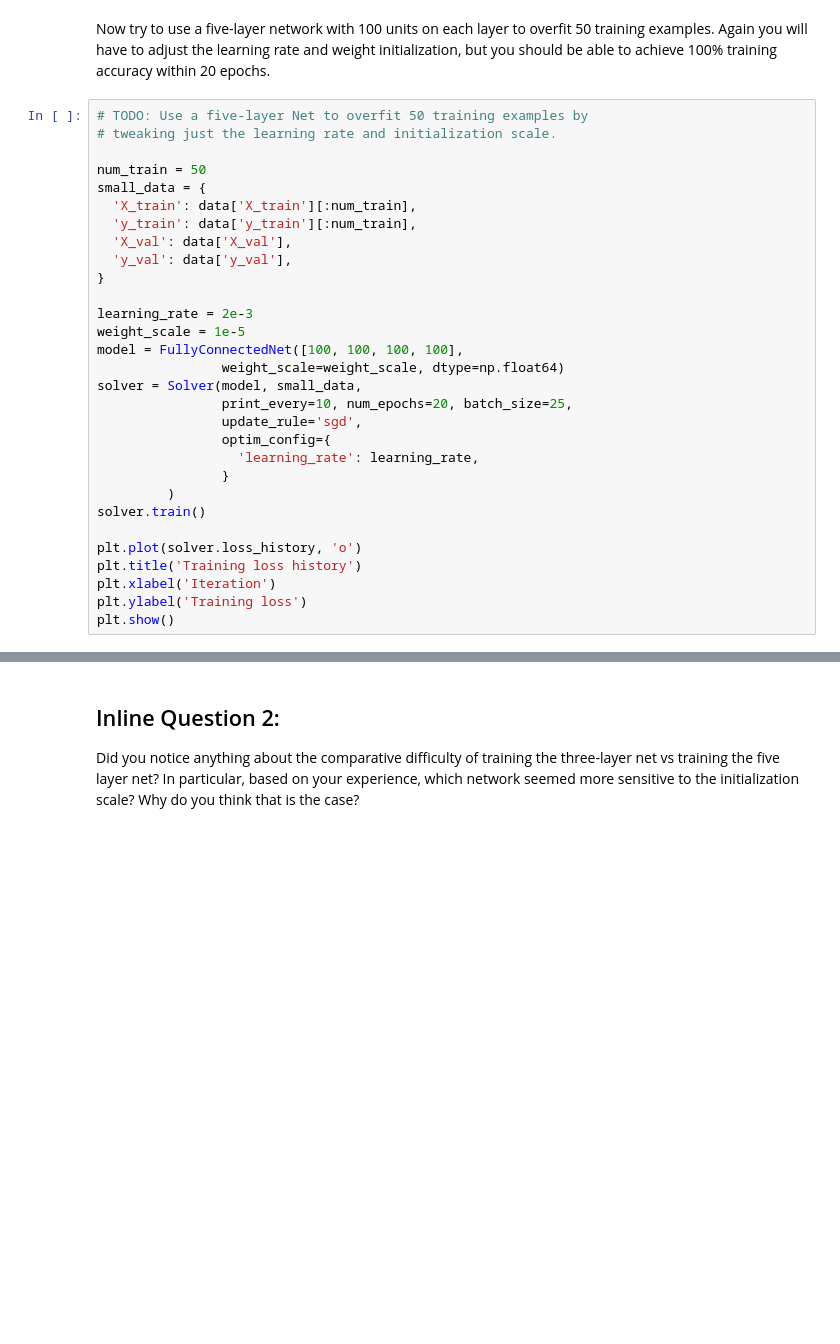
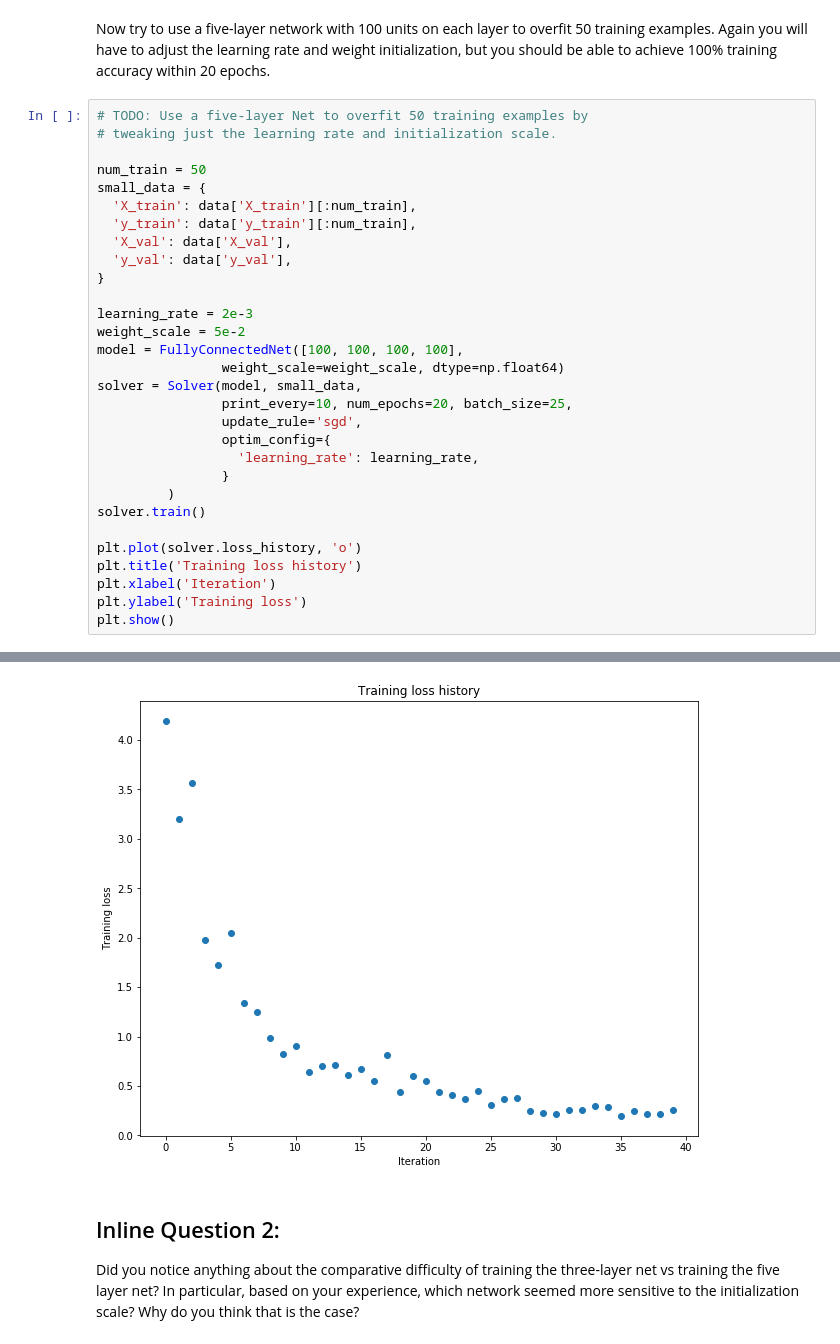
Before and after one commit to yamanzholov/CS231n, a Jupyter notebook: assignment2/FullyConnectedNets.ipynb, the cells around one changed output, grey strips where cells are left out. Cells and saved outputs as stored; diff of their text form; blank space fills up the shorter version.

```diff
--- a/assignment2/FullyConnectedNets.ipynb
+++ b/assignment2/FullyConnectedNets.ipynb
@@ -461,7 +497,7 @@ small_data = {
 }
 
 learning_rate = 2e-3
-weight_scale = 1e-5
+weight_scale = 5e-2
 model = FullyConnectedNet([100, 100, 100, 100],
                 weight_scale=weight_scale, dtype=np.float64)
 solver = Solver(model, small_data,
@@ -478,3 +514,4 @@ plt.title('Training loss history')
 plt.xlabel('Iteration')
 plt.ylabel('Training loss')
 plt.show()
+# %% [output]
@@ -481,3 +535,4 @@ plt.show()
+[figure, added]
 # %% [markdown]
 ## Inline Question 2:
 Did you notice anything about the comparative difficulty of training the three-layer net vs training the five layer net? In particular, based on your experience, which network seemed more sensitive to the initialization scale? Why do you think that is the case?
```
Also changed, not shown: parts of 13 cells of this notebook, 2 other files.
